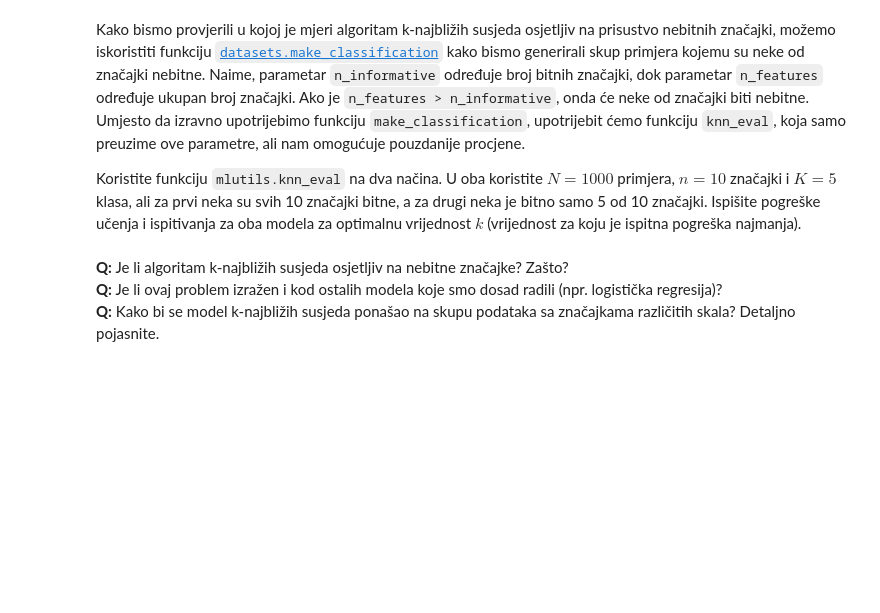
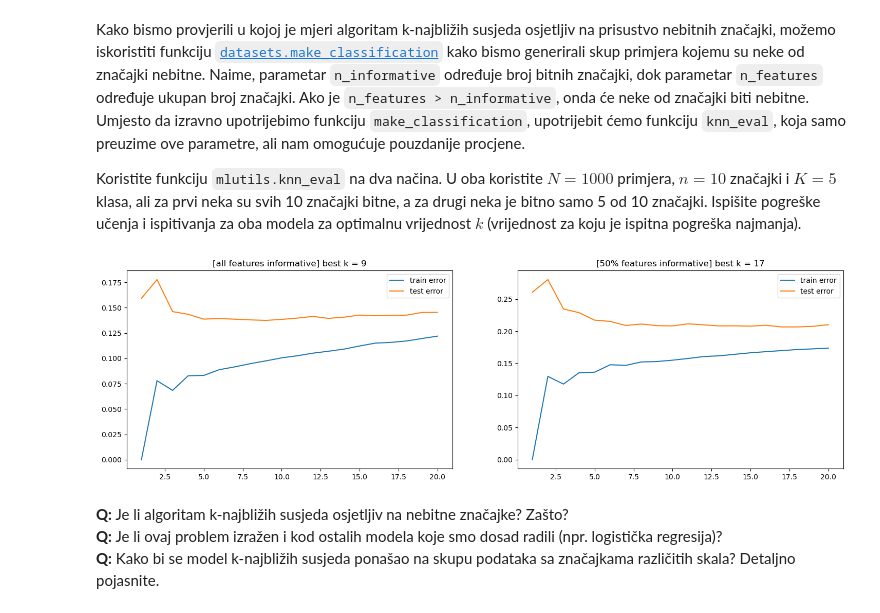
Before and after one commit to IvaGoluza/machine_learning, a Jupyter notebook: SU1-2023-LAB3.ipynb, the cells around one changed output. Drawn from its saved outputs; the diff is of its cells as text; code cells hidden in the pictures; blank space fills up the shorter version.

```diff
--- a/SU1-2023-LAB3.ipynb
+++ b/SU1-2023-LAB3.ipynb
@@ -594,3 +612,20 @@ Koristite funkciju `mlutils.knn_eval` na dva načina. U oba koristite $N=1000$ p
+# %%
+plt.figure(figsize=(18, 5))
+ks, best_k, train_errors, test_errors = knn_eval(1000, 10, 5, 10)
+plt.subplot(1,2,1)
+plt.plot(ks, train_errors, label='train error')
+plt.plot(ks, test_errors, label='test error')
+plt.legend(loc="best")
+plt.title(f'[all features informative] best k = {best_k}')
+ks, best_k, train_errors, test_errors = knn_eval(1000, 10, 5, 5)
+plt.subplot(1,2,2)
+plt.plot(ks, train_errors, label='train error')
+plt.plot(ks, test_errors, label='test error')
+plt.legend(loc="best")
+plt.title(f'[50% features informative] best k = {best_k}')
+plt.show()
+# %% [output]
+[figure, added]
 # %% [markdown]
 **Q:** Je li algoritam k-najbližih susjeda osjetljiv na nebitne značajke? Zašto?
 **Q:** Je li ovaj problem izražen i kod ostalih modela koje smo dosad radili (npr. logistička regresija)?
```
Also changed, not shown: parts of 11 cells of this notebook.
